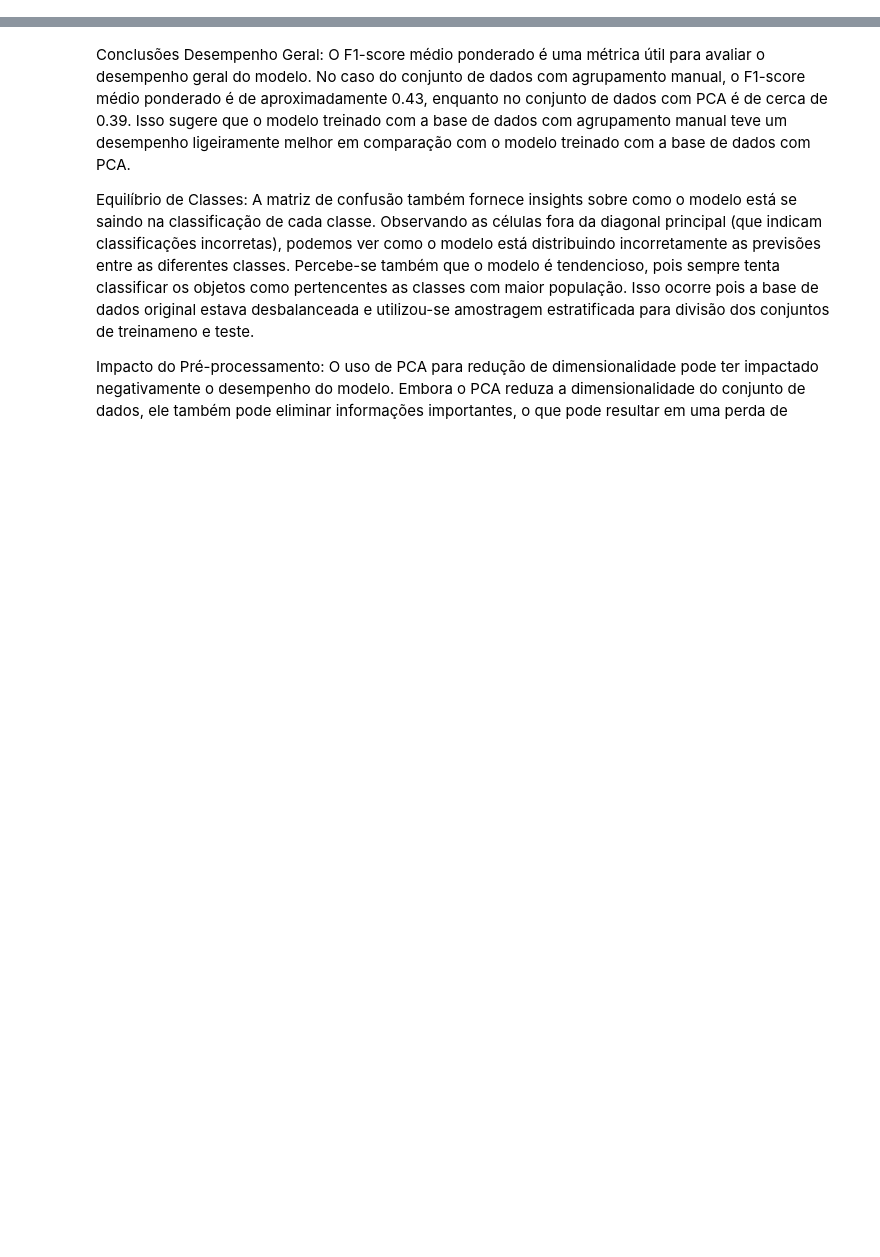
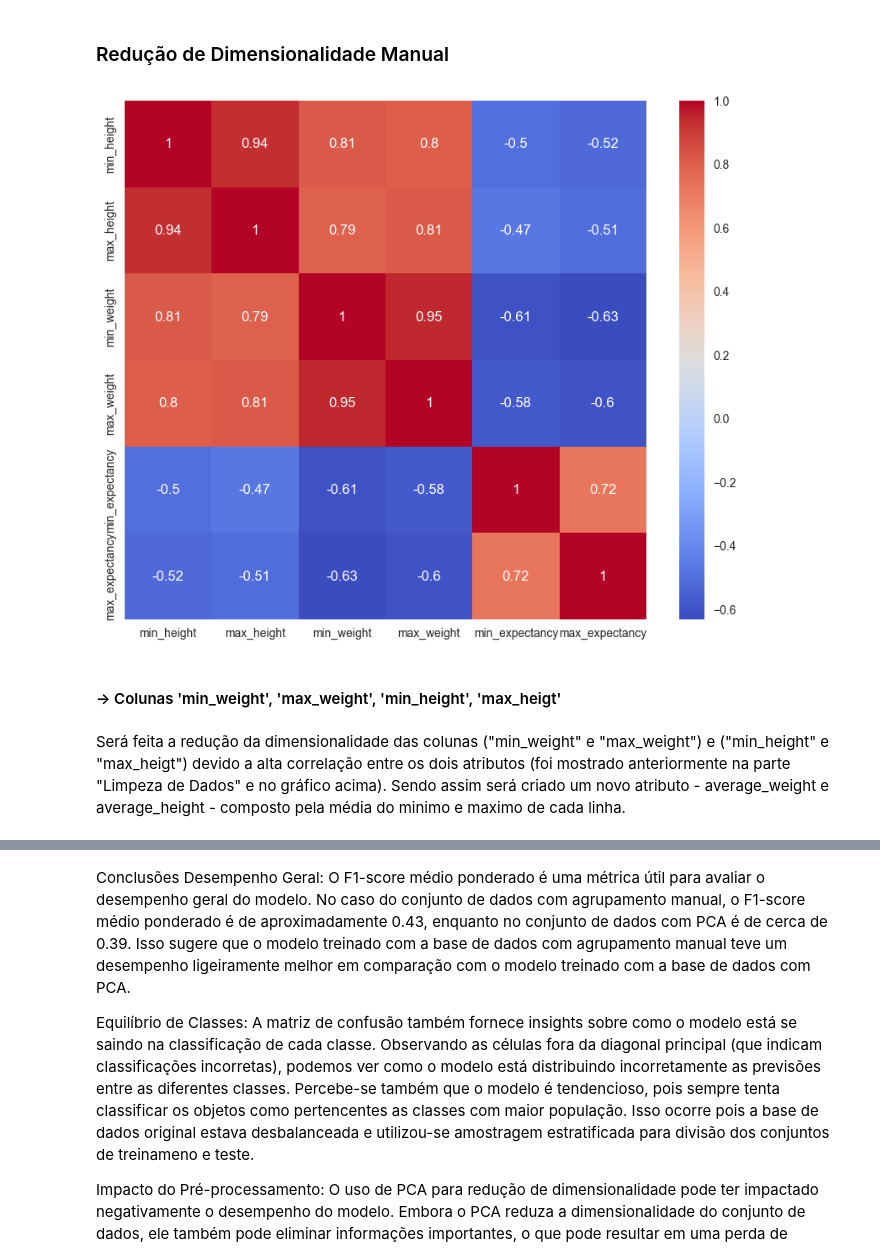
Before and after one commit to anacsantos0/Prova_IA-, a Jupyter notebook: teste.ipynb, the cells around one changed output, grey strips where cells are left out. Cells and saved outputs as stored; diff of their text form; code cells hidden in the pictures; blank space fills up the shorter version.

```diff
--- a/teste.ipynb
+++ b/teste.ipynb
@@ -225,15 +349,0 @@ preagr_base_ack = base_akc.copy()
-# %%
-# Agregação manual dos atributos min_height & max_height, min_weight & max_weight e min_expectancy & max_expectancy devida à alta correlação, superior a 90% entre eles (veja no heat map acima)
-# Obs: Essa alta correlação se deve ao fato desse atributos serem mínimos e máximos de uma mesma característica da população
-base_akc.iloc[:, 0] = (base_akc.iloc[:, 0] + base_akc.iloc[:, 1]) / 2
-base_akc.iloc[:, 2] = (base_akc.iloc[:, 2] + base_akc.iloc[:, 3]) / 2
-
-# Drop de colunas que não seram mais usadas
-base_akc = base_akc.drop(['max_height', 'max_weight'], axis = 1)
-
-# Corrigindo o label das colunas
-base_akc.rename(columns={'min_height': 'medium_height'}, inplace=True)
-base_akc.rename(columns={'min_weight': 'medium_weight'}, inplace=True)
-
-# Ajustando a precisão dos atributos medium_height e medium_weight para duas casas decimais, com o objetivo de tornar a base de dados mais concisa e legível.
-base_akc[['medium_height', 'medium_weight']] = base_akc[['medium_height', 'medium_weight']].astype(float).apply(lambda x: round(x, 2))
@@ -239,0 +402,3 @@ base_akc[['medium_height', 'medium_weight']] = base_akc[['medium_height', 'mediu
+# %%
+base_akc['min_expectancy'] = base_akc['min_expectancy'].fillna(base_akc['min_expectancy'].median())
+base_akc['max_expectancy'] = base_akc['max_expectancy'].fillna(base_akc['max_expectancy'].median())
@@ -239,0 +440,2 @@ base_akc[['medium_height', 'medium_weight']] = base_akc[['medium_height', 'mediu
+# %%
+base_akc['grooming_frequency_value'] = base_akc['grooming_frequency_value'].fillna(base_akc['grooming_frequency_value'].median())
@@ -239,0 +477,2 @@ base_akc[['medium_height', 'medium_weight']] = base_akc[['medium_height', 'mediu
+# %%
+base_akc['energy_level_value'] = base_akc['energy_level_value'].fillna(base_akc['energy_level_value'].mode()[0])
@@ -239,0 +499,10 @@ base_akc[['medium_height', 'medium_weight']] = base_akc[['medium_height', 'mediu
+# %% [markdown]
+### Redução de Dimensionalidade Manual
+# %%
+# Atributos com maior taxa de correlação
+correlation_matrix = (base_akc.iloc[:, 1:7]).corr()
+plt.figure(figsize=(10, 8))
+sns.heatmap(correlation_matrix, annot=True, cmap='coolwarm')
+plt.show()
+# %% [output]
+[figure, added]
@@ -239,0 +512,4 @@ base_akc[['medium_height', 'medium_weight']] = base_akc[['medium_height', 'mediu
+# %% [markdown]
+#### -> Colunas 'min_weight', 'max_weight', 'min_height', 'max_heigt'
+# %% [markdown]
+Será feita a redução da dimensionalidade das colunas ("min_weight" e "max_weight") e ("min_height" e "max_heigt") devido a alta correlação entre os dois atributos (foi mostrado anteriormente na parte "Limpeza de Dados" e no gráfico acima). Sendo assim será criado um novo atributo - average_weight e average_height - composto pela média do minimo e maximo de cada linha.
```
Also changed, not shown: parts of 96 cells of this notebook.
